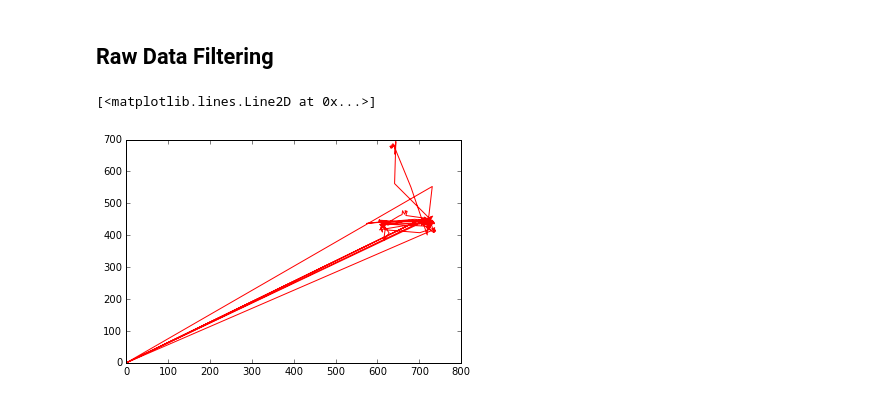
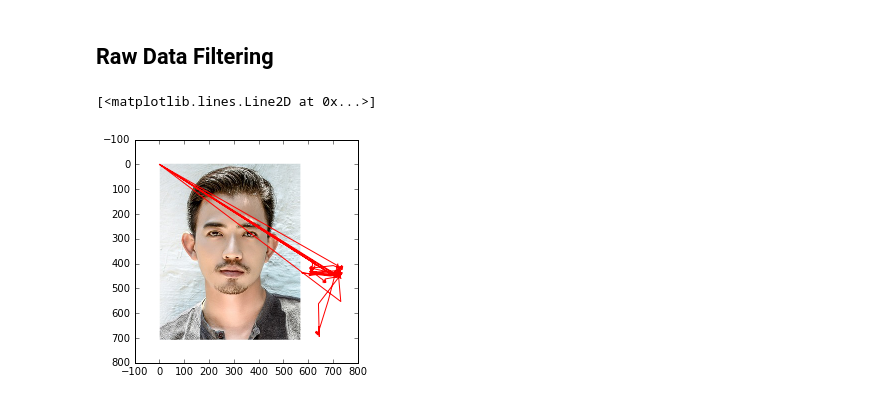
Before and after one commit to jeffmacinnes/AVB_tobii_pipeline, a Jupyter notebook: filteringSteps.ipynb, the cells around one changed output. Drawn from its saved outputs; the diff is of its cells as text; code cells hidden in the pictures.

```diff
--- a/filteringSteps.ipynb
+++ b/filteringSteps.ipynb
@@ -22,3 +19,18 @@ trial_df = raw_df[raw_df.trialNum == trialNum]
+# %%
+# extract the data from a single trial
+trialNum = 1
+trial_df = raw_df[raw_df.trialNum == trialNum]
+
+# load the background image
+imageName = trial_df.imageName[trial_df.stimType == 'image'].iloc[0]
+bgStim = cv2.imread(join('../../Stimuli', imageName))
+bgStim = cv2.cvtColor(bgStim, cv2.COLOR_BGR2RGB)
+
+# resize the bg image to match appearance during task
+imW = trial_df.loc[trial_df.stimType == 'image','rect-X2'].iloc[0] - trial_df.loc[trial_df.stimType == 'image','rect-X1'].iloc[0]
+imH = trial_df.loc[trial_df.stimType == 'image','rect-Y2'].iloc[0] - trial_df.loc[trial_df.stimType == 'image','rect-Y1'].iloc[0]
+
+bgStim = cv2.resize(bgStim, (imW, imH))
 # %% [markdown]
 ## Raw Data Filtering
 # %%
@@ -33,7 +45,8 @@ trial_df = trial_df[trial_df.stimType == 'image']
 ORIG_trial_df = trial_df.copy()
 # %%
 # Plot the raw gaze locations
+plt.imshow(bgStim)
 plt.plot(trial_df['gaze-X'], trial_df['gaze-Y'], 'r-')
 # %% [output]
 [<matplotlib.lines.Line2D at 0x...>]
-[figure, old version]
+[figure, new version]
```
Also changed, not shown: parts of 20 cells of this notebook.
